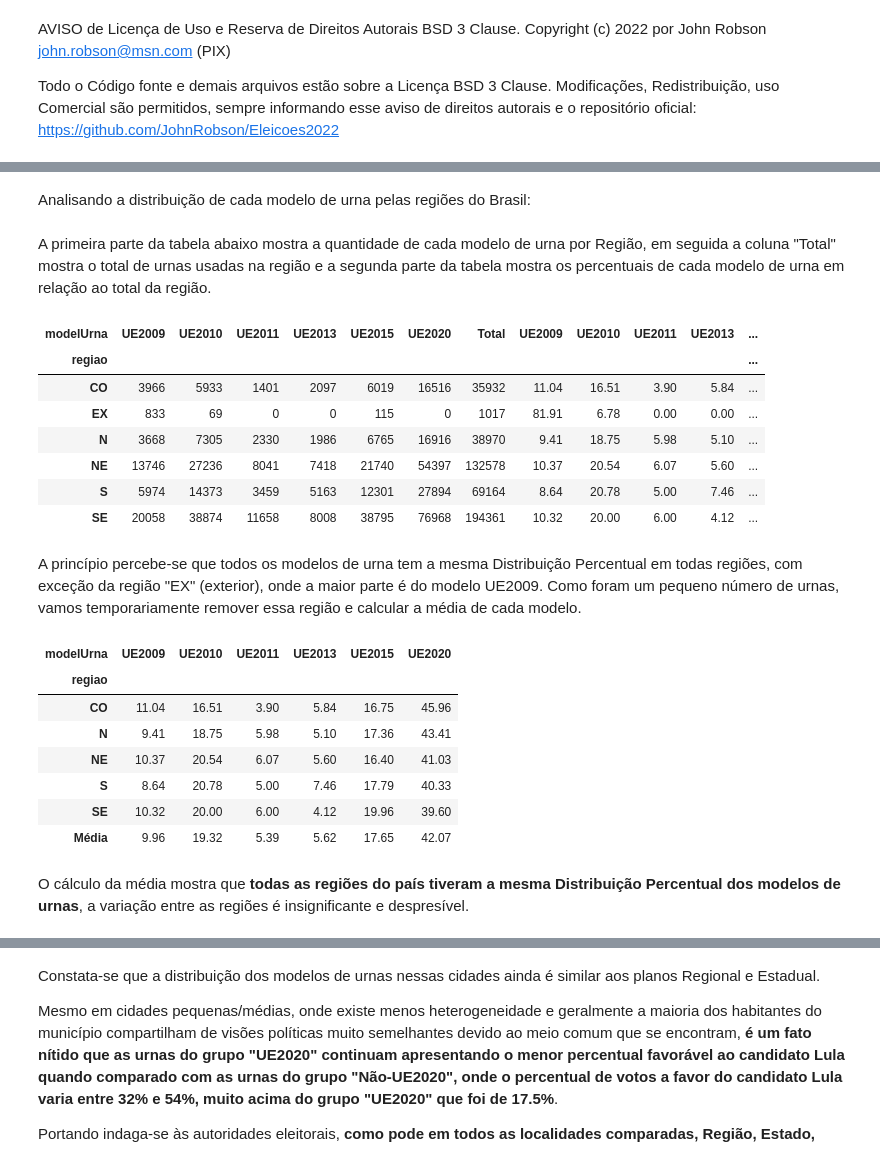
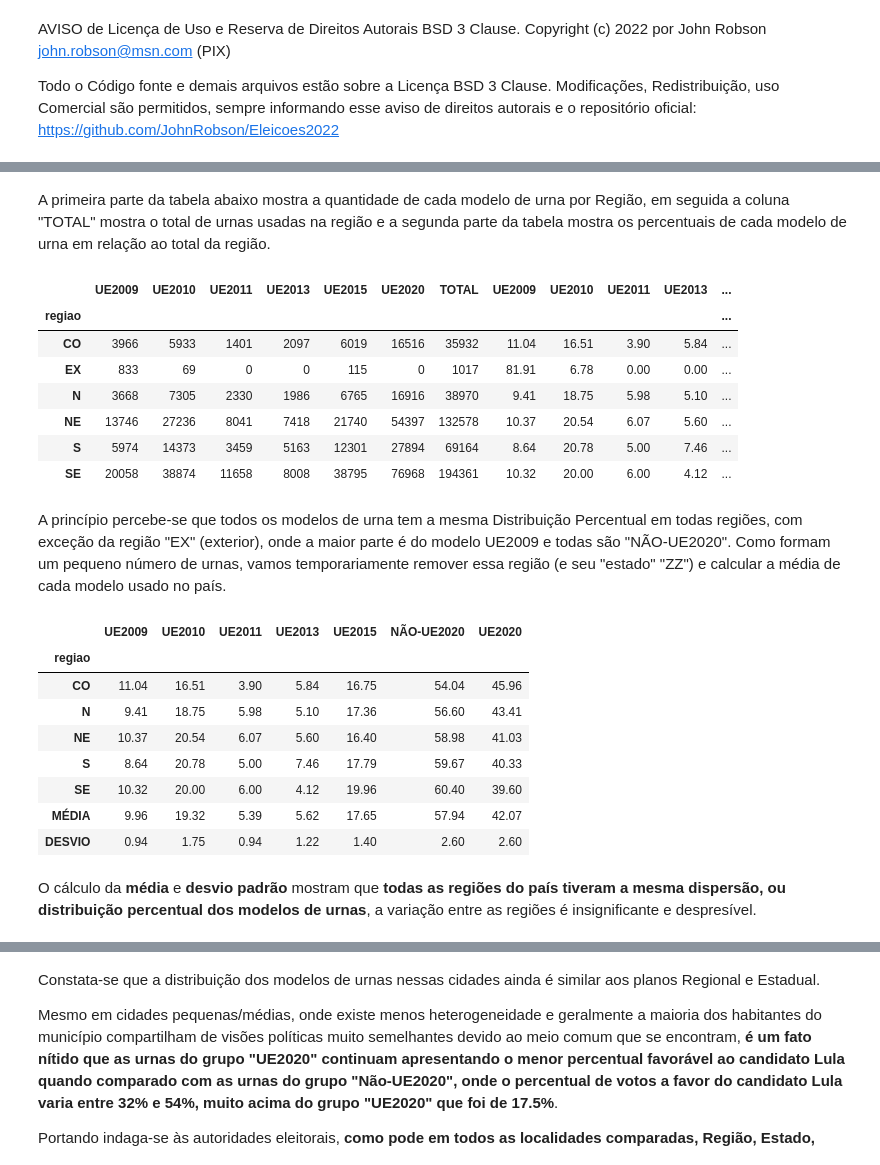
Before and after one commit to JohnRobson/Eleicoes2022, a Jupyter notebook: estudos_votos_presidente.ipynb, the cells around one changed output, grey strips where cells are left out. Drawn from its saved outputs; the diff is of its cells as text; code cells hidden in the pictures.

```diff
--- a/estudos_votos_presidente.ipynb
+++ b/estudos_votos_presidente.ipynb
@@ -13,12 +13,17 @@ IPython.OutputArea.auto_scroll_threshold = 9999;
 # %%
 import numpy as np
 import pandas as pd
+pd.options.mode.chained_assignment = None
+pd.options.display.float_format = '{:0,.2f}'.format
+
 import timeit
 import ast
 from sqlalchemy import select, func
 
+import ipympl
 import matplotlib.pylab as plt
-%matplotlib inline
+# %matplotlib inline
+%matplotlib widget
 
 from IPython.display import Markdown, display, HTML
 from IPython.core.interactiveshell import InteractiveShell
@@ -33,10 +38,9 @@ def printmd(string): # convert markdown para HTML
     display(Markdown(string))
 # %%
 # Importando Banco de Dados para Python Pandas Dataframe
-bd = pd.read_sql_query('SELECT id, turno, regiao, estado, municipio, zona, local, secao, vPresA22, vPresB13, vPresNulo, vPresBranco, vGovA,\
-vGovB, vGovNulo, vGovBranco, qEleitAptos, qComparecimento, qEleitLibCodigo, qEleitBiometrico, modelUrna, arquivoBU FROM urnas', session.bind)
+bd = pd.read_sql_query('SELECT id, turno, regiao, estado, municipio, zona, local, secao, vPresA22, vPresB13, vPresC15, vPresD12, vPresNulo, vPresBranco, qEleitAptos, qComparecimento, modelUrna FROM urnas', session.bind)
 
 # Criação de Colunas Extas para Análises
-bd['vPresTotal'] = bd['vPresA22'] + bd['vPresB13'] # total votos presidente
-bd['vGovTotal'] = bd['vGovA'] + bd['vGovB'] # coluna total votos governador
+bd['vPresBN'] = bd['vPresBranco'] + bd['vPresNulo'] # presidente votos Nulos e Brancos
+bd['vPresOutros'] = bd['qComparecimento'].sub(bd['vPresA22'] + bd['vPresB13'] + bd['vPresC15'] + bd['vPresD12'] + bd['vPresBN']) # coluna total votos governado
 # %%
@@ -85,2 +205,3 @@ O que se destaca nesses dados é o fato de **haver uma diferença de +4.21% até
 # %%
-bdt = bdt.drop(bdt[bdt['modelUrna'] == 'UE0000'].index) # remove as urnas sem identificação de modelo (57 no 1o turno e 5 no 2o turno)
+bd = bd.drop(bd[bd['modelUrna'] == 'UE0000'].index) # remove as urnas sem identificação de modelo (57 no 1o turno e 5 no 2o turno)
+bd = bd.drop(bd[bd['modelUrna'] == 'UE1111'].index) # remove as urnas sem identificação de modelo (10 no 1o turno e 0 no 2o turno)
@@ -87,46 +210,51 @@ bdt = bdt.drop(bdt[bdt['modelUrna'] == 'UE0000'].index) # remove as urnas sem id
 # %%
-printmd(f'Analisando a distribuição de cada modelo de urna pelas regiões do Brasil:')
-
 # para cada região do país, conta o número de urnas
+bdt = bd[bd['turno'] == 2]
 modelos_urna = bdt.groupby(['regiao', 'modelUrna'])['modelUrna'].count().reset_index(name='qtd')
 modelos_urna = modelos_urna.pivot(index='regiao', columns='modelUrna', values='qtd').fillna(0).astype(int) # reorganiza tabela
 
 total_urnas = modelos_urna.sum(axis=1) # calcula o total de urnas para cada região
 modelos_urna_pct = modelos_urna.div(total_urnas, axis=0).multiply(100).round(2)
-modelos_urna['Total'] = modelos_urna.sum(axis=1)
+modelos_urna['TOTAL'] = modelos_urna.sum(axis=1)
+
+modelos_urna_pct_UE2020 = modelos_urna_pct.pop('UE2020') # temporatiamente remove o modelo "UE2020"
+modelos_urna_pct['NÃO-UE2020'] = modelos_urna_pct.iloc[:, 0:5].sum(axis=1) # cria coluna "NÃO-UE2020"
+modelos_urna_pct = pd.concat([modelos_urna_pct, modelos_urna_pct_UE2020], axis=1) # reinsere o modelo "UE2020"
+
 tabela_modelos_regiao = pd.concat([modelos_urna, modelos_urna_pct], axis=1)
 
-printmd('A primeira parte da tabela abaixo mostra a quantidade de cada modelo de urna por Região, em seguida a coluna "Total" mostra o total de urnas usadas na região e a segunda parte da tabela mostra os percentuais de cada modelo de urna em relação ao total da região.')
+printmd('A primeira parte da tabela abaixo mostra a quantidade de cada modelo de urna por Região, em seguida a coluna "TOTAL" mostra o total de urnas usadas na região e a segunda parte da tabela mostra os percentuais de cada modelo de urna em relação ao total da região.')
 
 tabela_modelos_regiao
 
-printmd('A princípio percebe-se que todos os modelos de urna tem a mesma Distribuição Percentual em todas regiões, com exceção da região "EX" (exterior), onde a maior parte é do modelo UE2009. Como foram um pequeno número de urnas, vamos temporariamente remover essa região e calcular a média de cada modelo.')
+printmd('A princípio percebe-se que todos os modelos de urna tem a mesma Distribuição Percentual em todas regiões, com exceção da região "EX" (exterior), onde a maior parte é do modelo UE2009 e todas são "NÃO-UE2020". Como formam um pequeno número de urnas, vamos temporariamente remover essa região (e seu "estado" "ZZ") e calcular a média de cada modelo usado no país.')
 # %% [output]
-Analisando a distribuição de cada modelo de urna pelas regiões do Brasil:
+A primeira parte da tabela abaixo mostra a quantidade de cada modelo de urna por Região, em seguida a coluna "TOTAL" mostra o total de urnas usadas na região e a segunda parte da tabela mostra os percentuais de cada modelo de urna em relação ao total da região.
+|  | UE2009 | UE2010 | UE2011 | UE2013 | UE2015 | UE2020 | TOTAL | UE2009 | UE2010 | UE2011 | UE2013 | ... |
+| regiao |  |  |  |  |  |  |  |  |  |  |  | ... |
+| CO | 3966 | 5933 | 1401 | 2097 | 6019 | 16516 | 35932 | 11.04 | 16.51 | 3.90 | 5.84 | ... |
+| EX | 833 | 69 | 0 | 0 | 115 | 0 | 1017 | 81.91 | 6.78 | 0.00 | 0.00 | ... |
+| N | 3668 | 7305 | 2330 | 1986 | 6765 | 16916 | 38970 | 9.41 | 18.75 | 5.98 | 5.10 | ... |
+| NE | 13746 | 27236 | 8041 | 7418 | 21740 | 54397 | 132578 | 10.37 | 20.54 | 6.07 | 5.60 | ... |
+| S | 5974 | 14373 | 3459 | 5163 | 12301 | 27894 | 69164 | 8.64 | 20.78 | 5.00 | 7.46 | ... |
+| SE | 20058 | 38874 | 11658 | 8008 | 38795 | 76968 | 194361 | 10.32 | 20.00 | 6.00 | 4.12 | ... |
-A primeira parte da tabela abaixo mostra a quantidade de cada modelo de urna por Região, em seguida a coluna "Total" mostra o total de urnas usadas na região e a segunda parte da tabela mostra os percentuais de cada modelo de urna em relação ao total da região.
+A princípio percebe-se que todos os modelos de urna tem a mesma Distribuição Percentual em todas regiões, com exceção da região "EX" (exterior), onde a maior parte é do modelo UE2009 e todas são "NÃO-UE2020". Como formam um pequeno número de urnas, vamos temporariamente remover essa região (e seu "estado" "ZZ") e calcular a média de cada modelo usado no país.
-| modelUrna | UE2009 | UE2010 | UE2011 | UE2013 | UE2015 | UE2020 | Total | UE2009 | UE2010 | UE2011 | UE2013 | ... |
-| regiao |  |  |  |  |  |  |  |  |  |  |  | ... |
-| CO | 3966 | 5933 | 1401 | 2097 | 6019 | 16516 | 35932 | 11.04 | 16.51 | 3.90 | 5.84 | ... |
-| EX | 833 | 69 | 0 | 0 | 115 | 0 | 1017 | 81.91 | 6.78 | 0.00 | 0.00 | ... |
-| N | 3668 | 7305 | 2330 | 1986 | 6765 | 16916 | 38970 | 9.41 | 18.75 | 5.98 | 5.10 | ... |
-| NE | 13746 | 27236 | 8041 | 7418 | 21740 | 54397 | 132578 | 10.37 | 20.54 | 6.07 | 5.60 | ... |
-| S | 5974 | 14373 | 3459 | 5163 | 12301 | 27894 | 69164 | 8.64 | 20.78 | 5.00 | 7.46 | ... |
-| SE | 20058 | 38874 | 11658 | 8008 | 38795 | 76968 | 194361 | 10.32 | 20.00 | 6.00 | 4.12 | ... |
-A princípio percebe-se que todos os modelos de urna tem a mesma Distribuição Percentual em todas regiões, com exceção da região "EX" (exterior), onde a maior parte é do modelo UE2009. Como foram um pequeno número de urnas, vamos temporariamente remover essa região e calcular a média de cada modelo.
 # %%
-tabela_modelos_regiao_media = modelos_urna_pct.copy()
-tabela_modelos_regiao_media.drop('EX', inplace=True, errors='ignore')
-tabela_modelos_regiao_media.loc['Média'] = tabela_modelos_regiao_media.mean(axis=0, numeric_only=True, skipna=True).round(2)
+modelos_urna_pct.drop('EX', inplace=True, errors='ignore') # desconsidere os modelos usados no Exterior (são poucos e concentrados)
+tabela_modelos_regiao_media = modelos_urna_pct.copy() # cria uma cópia para inserir média e desvio padrão
+tabela_modelos_regiao_media.loc['MÉDIA'] = modelos_urna_pct.mean(axis=0, numeric_only=True, skipna=True).round(2) # usa os dados originais
+tabela_modelos_regiao_media.loc['DESVIO'] = modelos_urna_pct.std(axis=0, numeric_only=True, skipna=True).round(2) # usa os dados originais
 tabela_modelos_regiao_media
 
-printmd('O cálculo da média mostra que **todas as regiões do país tiveram a mesma Distribuição Percentual dos modelos de urnas**, a variação entre as regiões é insignificante e despresível.')
+printmd('O cálculo da **média** e **desvio padrão** mostram que **todas as regiões do país tiveram a mesma dispersão, ou distribuição percentual dos modelos de urnas**, a variação entre as regiões é insignificante e despresível.')
 # %% [output]
-| modelUrna | UE2009 | UE2010 | UE2011 | UE2013 | UE2015 | UE2020 |
-| regiao |  |  |  |  |  |  |
-| CO | 11.04 | 16.51 | 3.90 | 5.84 | 16.75 | 45.96 |
-| N | 9.41 | 18.75 | 5.98 | 5.10 | 17.36 | 43.41 |
-| NE | 10.37 | 20.54 | 6.07 | 5.60 | 16.40 | 41.03 |
-| S | 8.64 | 20.78 | 5.00 | 7.46 | 17.79 | 40.33 |
-| SE | 10.32 | 20.00 | 6.00 | 4.12 | 19.96 | 39.60 |
-| Média | 9.96 | 19.32 | 5.39 | 5.62 | 17.65 | 42.07 |
+|  | UE2009 | UE2010 | UE2011 | UE2013 | UE2015 | NÃO-UE2020 | UE2020 |
+| regiao |  |  |  |  |  |  |  |
+| CO | 11.04 | 16.51 | 3.90 | 5.84 | 16.75 | 54.04 | 45.96 |
+| N | 9.41 | 18.75 | 5.98 | 5.10 | 17.36 | 56.60 | 43.41 |
+| NE | 10.37 | 20.54 | 6.07 | 5.60 | 16.40 | 58.98 | 41.03 |
+| S | 8.64 | 20.78 | 5.00 | 7.46 | 17.79 | 59.67 | 40.33 |
+| SE | 10.32 | 20.00 | 6.00 | 4.12 | 19.96 | 60.40 | 39.60 |
+| MÉDIA | 9.96 | 19.32 | 5.39 | 5.62 | 17.65 | 57.94 | 42.07 |
+| DESVIO | 0.94 | 1.75 | 0.94 | 1.22 | 1.40 | 2.60 | 2.60 |
-O cálculo da média mostra que **todas as regiões do país tiveram a mesma Distribuição Percentual dos modelos de urnas**, a variação entre as regiões é insignificante e despresível.
+O cálculo da **média** e **desvio padrão** mostram que **todas as regiões do país tiveram a mesma dispersão, ou distribuição percentual dos modelos de urnas**, a variação entre as regiões é insignificante e despresível.
```
Also changed, not shown: parts of 12 cells of this notebook, 3 other files.
